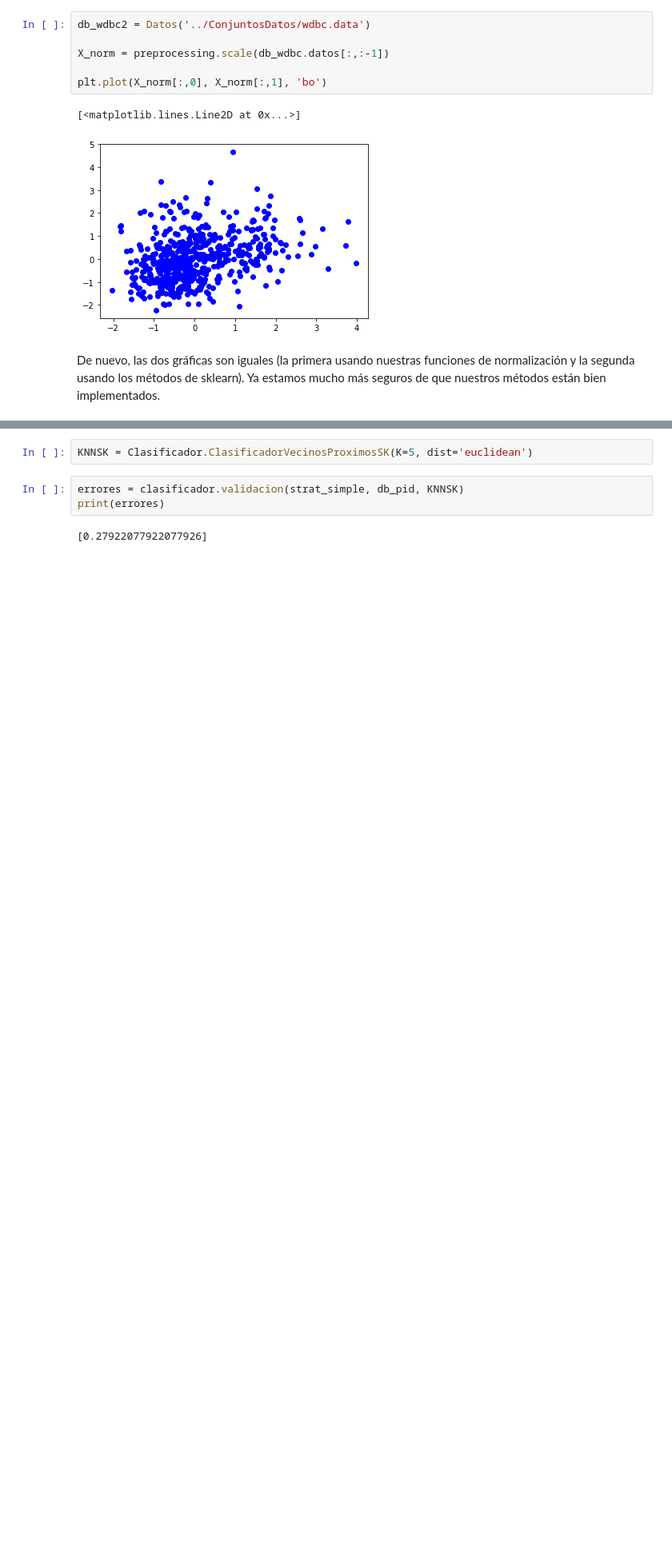
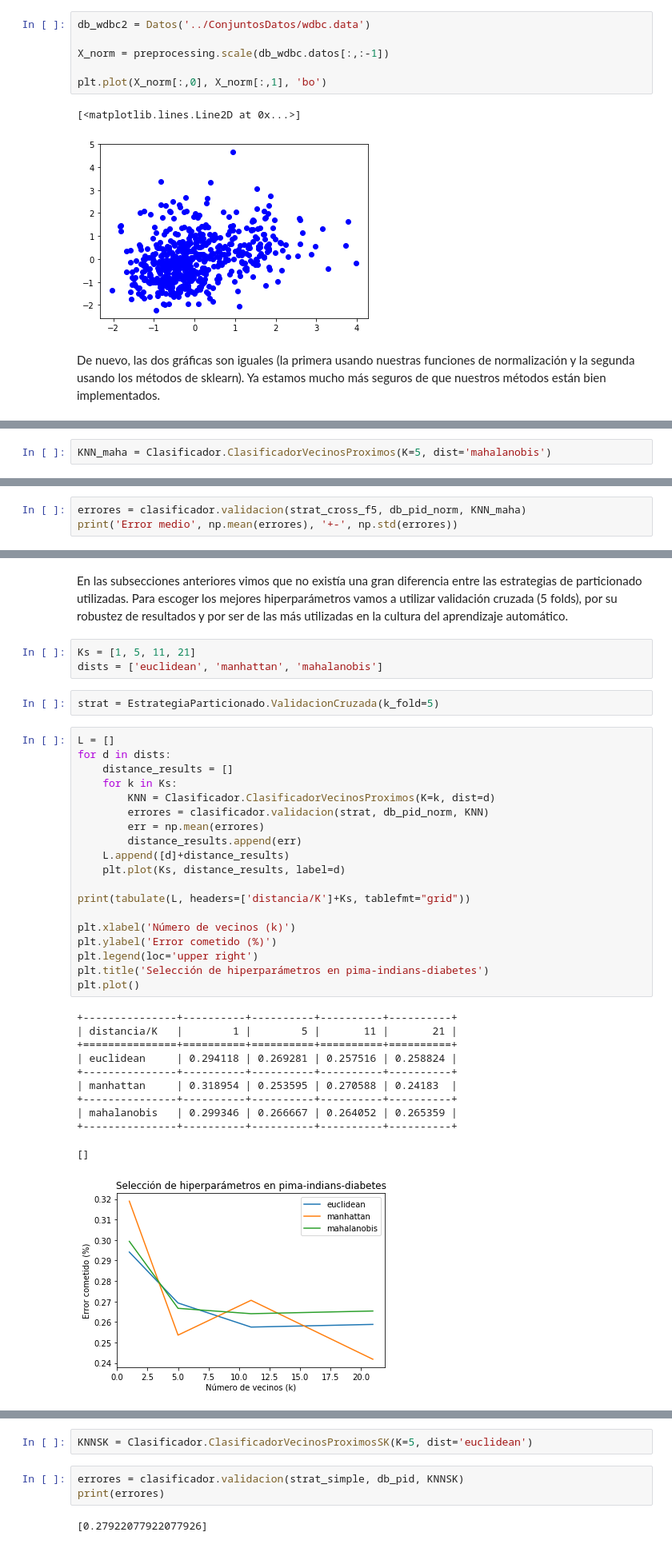
Before and after one commit to AlejandroSantorum/MachineLearning_Assignments, a Jupyter notebook: Assignment2/test_KNN-LR.ipynb, the cells around one changed output, grey strips where cells are left out. Shown: that part at 80% size. Cells and saved outputs as stored; diff of their text form; blank space fills up the shorter version.

```diff
--- a/Assignment2/test_KNN-LR.ipynb
+++ b/Assignment2/test_KNN-LR.ipynb
@@ -114,0 +241,2 @@ print(errores)
+# %%
+KNN_maha = Clasificador.ClasificadorVecinosProximos(K=5, dist='mahalanobis')
@@ -114,0 +282,3 @@ print(errores)
+# %%
+errores = clasificador.validacion(strat_cross_f5, db_pid_norm, KNN_maha)
+print('Error medio', np.mean(errores), '+-', np.std(errores))
@@ -114,0 +297,38 @@ print(errores)
+# %% [markdown]
+En las subsecciones anteriores vimos que no existía una gran diferencia entre las estrategias de particionado utilizadas. Para escoger los mejores hiperparámetros vamos a utilizar validación cruzada (5 folds), por su robustez de resultados y por ser de las más utilizadas en la cultura del aprendizaje automático.
+# %%
+Ks = [1, 5, 11, 21]
+dists = ['euclidean', 'manhattan', 'mahalanobis']
+# %%
+strat = EstrategiaParticionado.ValidacionCruzada(k_fold=5)
+# %%
+L = []
+for d in dists:
+    distance_results = []
+    for k in Ks:
+        KNN = Clasificador.ClasificadorVecinosProximos(K=k, dist=d)
+        errores = clasificador.validacion(strat, db_pid_norm, KNN)
+        err = np.mean(errores)
+        distance_results.append(err)
+    L.append([d]+distance_results)
+    plt.plot(Ks, distance_results, label=d)
+
+print(tabulate(L, headers=['distancia/K']+Ks, tablefmt="grid"))
+
+plt.xlabel('Número de vecinos (k)')
+plt.ylabel('Error cometido (%)')
+plt.legend(loc='upper right')
+plt.title('Selección de hiperparámetros en pima-indians-diabetes')
+plt.plot()
+# %% [output]
++---------------+----------+----------+----------+----------+
+| distancia/K   |        1 |        5 |       11 |       21 |
++===============+==========+==========+==========+==========+
+| euclidean     | 0.294118 | 0.269281 | 0.257516 | 0.258824 |
++---------------+----------+----------+----------+----------+
+| manhattan     | 0.318954 | 0.253595 | 0.270588 | 0.24183  |
++---------------+----------+----------+----------+----------+
+| mahalanobis   | 0.299346 | 0.266667 | 0.264052 | 0.265359 |
++---------------+----------+----------+----------+----------+
+[]
+[figure, added]
```
Also changed, not shown: parts of 126 cells of this notebook.
